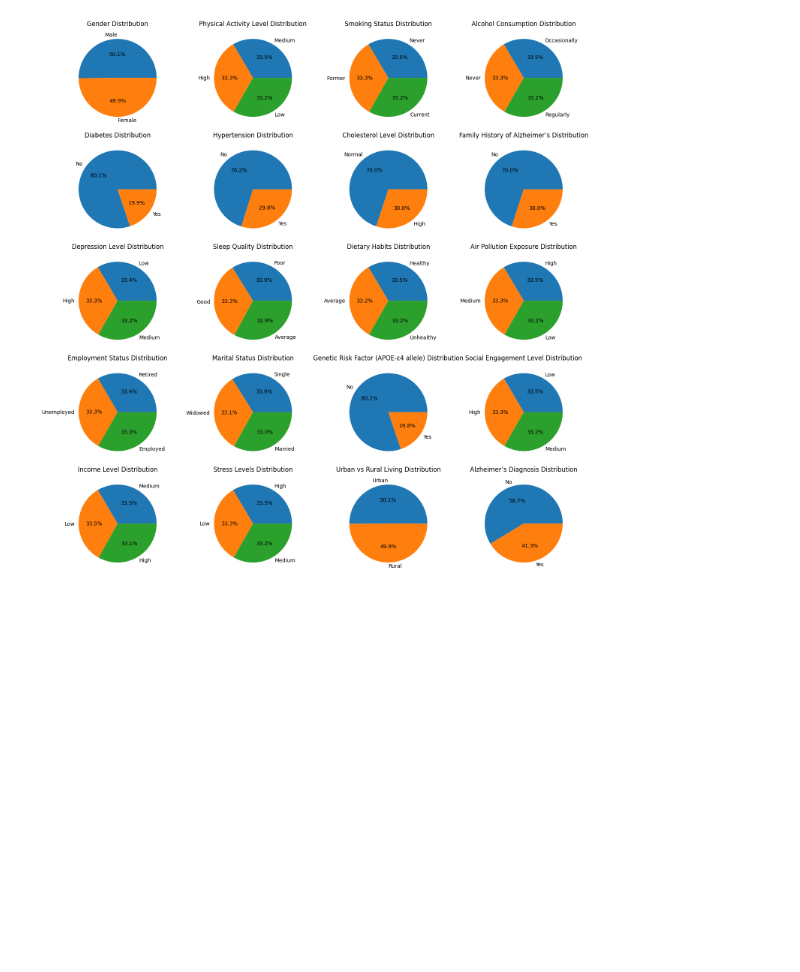
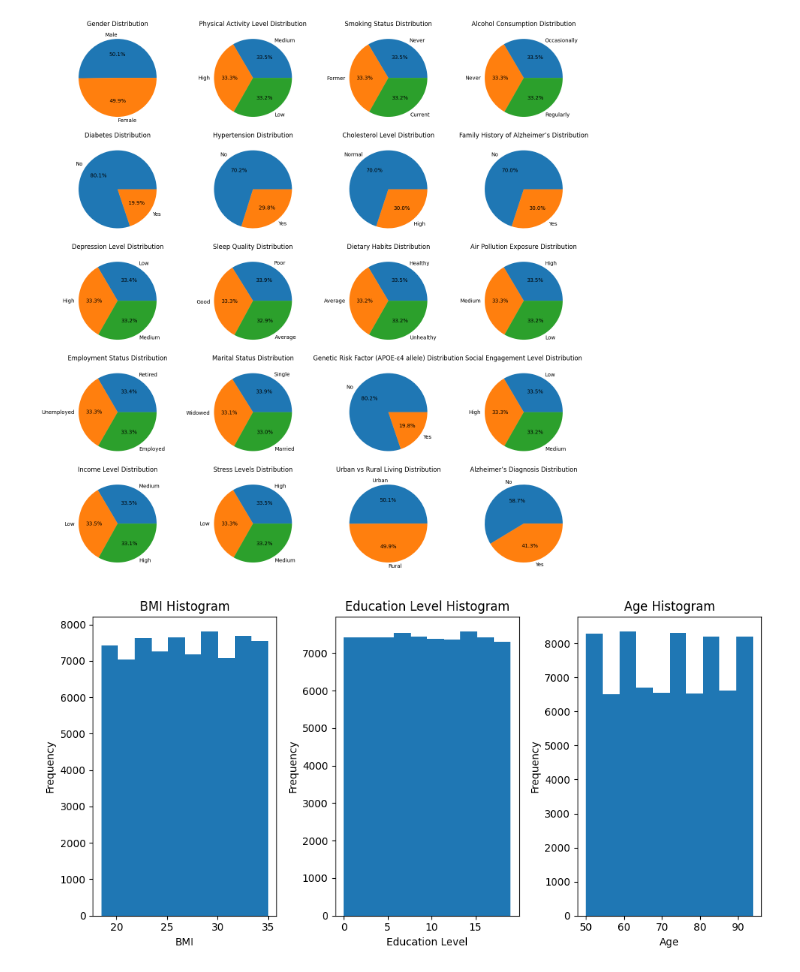
Before and after one commit to jeremlee/alzheimers-classification-model, a Jupyter notebook: main.ipynb, the cells around one changed output. Drawn from its saved outputs; the diff is of its cells as text; code cells hidden in the pictures; blank space fills up the shorter version.

```diff
--- a/main.ipynb
+++ b/main.ipynb
@@ -44,31 +44,51 @@ reverse_mappings = {
     'Cholesterol Level': {0: 'Normal', 1: 'High'},
     'Family History of Alzheimer’s': {0: 'No', 1: 'Yes'},
     'Depression Level': {0: 'Low', 1: 'Medium', 2: 'High'},
     'Sleep Quality': {0: 'Poor', 1: 'Average', 2: 'Good'},
     'Dietary Habits': {0: 'Unhealthy', 1: 'Average', 2: 'Healthy'},
     'Air Pollution Exposure': {0: 'Low', 1: 'Medium', 2: 'High'},
     'Employment Status': {0: 'Retired', 1: 'Unemployed', 2: 'Employed'},
     'Marital Status': {0: 'Widowed', 1: 'Married', 2: 'Single'},
     'Genetic Risk Factor (APOE-ε4 allele)': {0: 'No', 1: 'Yes'},
     'Social Engagement Level': {0: 'Low', 1: 'Medium', 2: 'High'},
     'Income Level': {0: 'Low', 1: 'Medium', 2: 'High'},
     'Stress Levels': {0: 'Low', 1: 'Medium', 2: 'High'},
     'Urban vs Rural Living': {0: 'Urban', 1: 'Rural'},
     'Alzheimer’s Diagnosis': {0: 'No', 1: 'Yes'}
 }
 
 fig, axes = plt.subplots(5, 4, figsize=(15, 15))
 for i, (column, mapping) in enumerate(mappings.items()):
     row, col = divmod(i, 4)
     axes[row, col].pie(
         dataset[column].value_counts(),
         labels=[reverse_mappings[column][val] for val in dataset[column].unique()],
         autopct='%1.1f%%'
     )
     axes[row, col].set_title(f'{column} Distribution')
 
 plt.tight_layout()
 plt.show()
+
+fig, axes = plt.subplots(1,3,figsize=(10,5))
+axes[0].hist(dataset['BMI'])
+axes[0].set_xlabel('BMI')
+axes[0].set_ylabel('Frequency')
+axes[0].set_title('BMI Histogram')
+
+axes[1].hist(dataset['Education Level'])
+axes[1].set_xlabel('Education Level')
+axes[1].set_ylabel('Frequency')
+axes[1].set_title('Education Level Histogram')
+
+axes[2].hist(dataset['Age'])
+axes[2].set_xlabel('Age')
+axes[2].set_ylabel('Frequency')
+axes[2].set_title('Age Histogram')
+
+plt.tight_layout()
+plt.show()
 # %% [output]
 [figure]
+[figure, added]
 # %%
```
Also changed, not shown: parts of 3 cells of this notebook.
